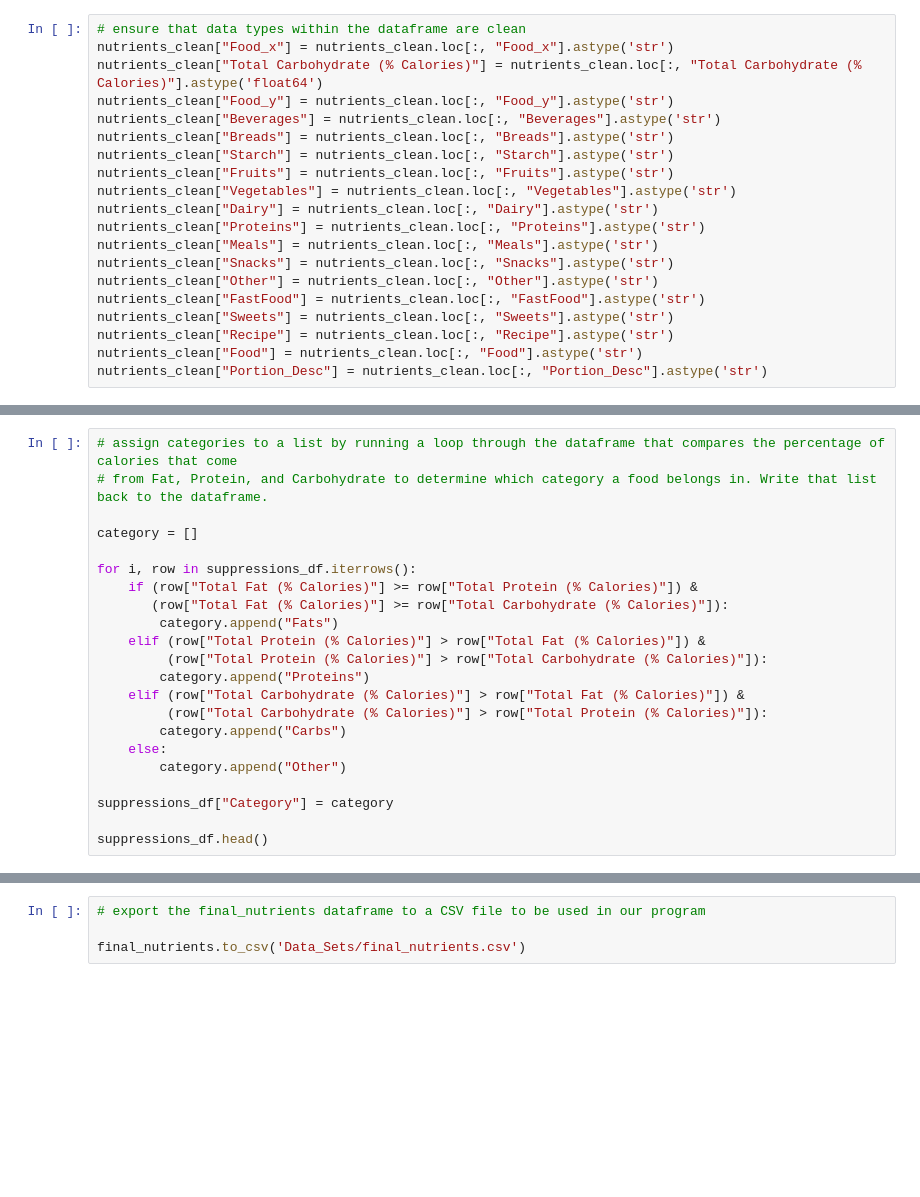
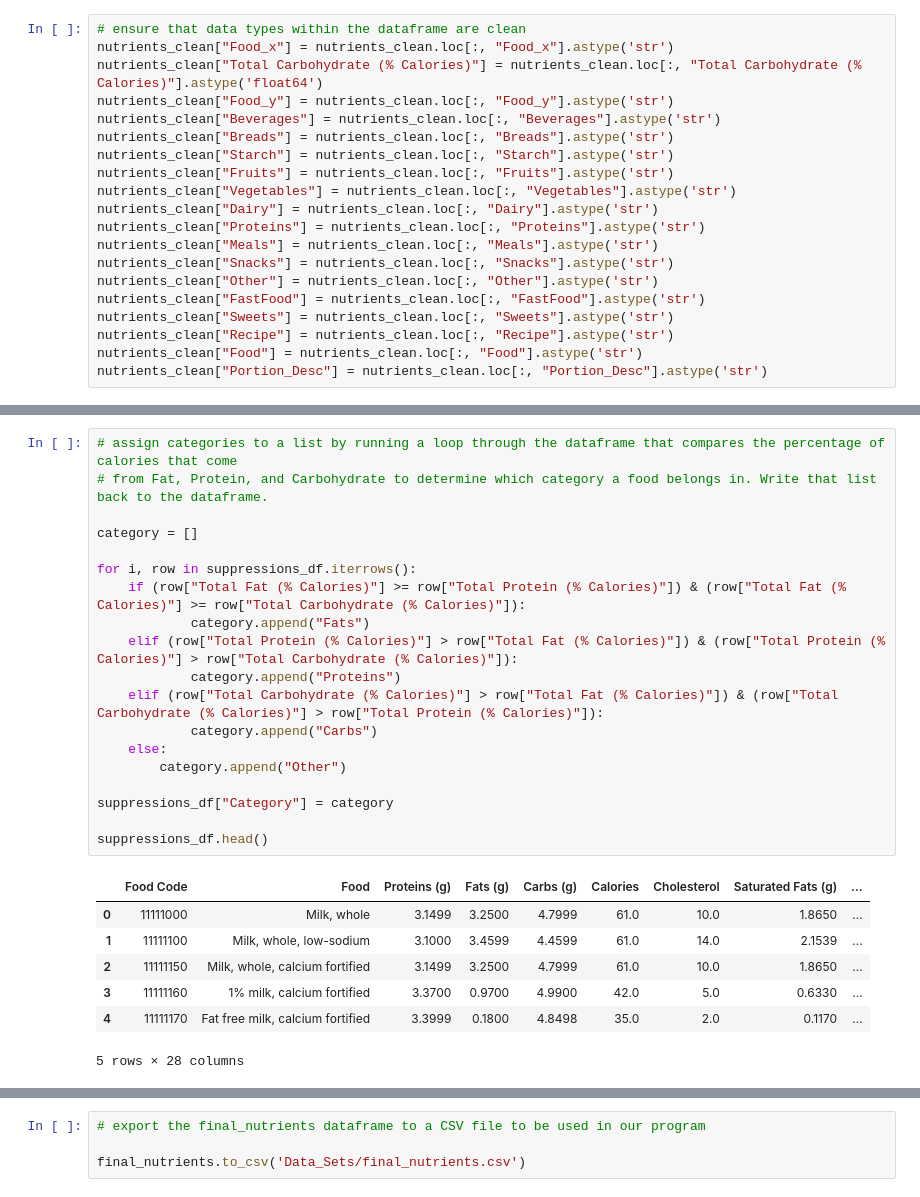
Before and after one commit to seanhoffman76/Project1, a Jupyter notebook: Project1_main.ipynb, the cells around one changed output, grey strips where cells are left out. Cells and saved outputs as stored; diff of their text form; blank space fills up the shorter version.

```diff
--- a/Project1_main.ipynb
+++ b/Project1_main.ipynb
@@ -190,25 +359,30 @@ suppressions_df
 # %%
 # assign categories to a list by running a loop through the dataframe that compares the percentage of calories that come
 # from Fat, Protein, and Carbohydrate to determine which category a food belongs in. Write that list back to the dataframe.
 
 category = []
 
 for i, row in suppressions_df.iterrows():
-    if (row["Total Fat (% Calories)"] >= row["Total Protein (% Calories)"]) &
-       (row["Total Fat (% Calories)"] >= row["Total Carbohydrate (% Calories)"]):
-        category.append("Fats")
-    elif (row["Total Protein (% Calories)"] > row["Total Fat (% Calories)"]) &
-         (row["Total Protein (% Calories)"] > row["Total Carbohydrate (% Calories)"]):
-        category.append("Proteins")
-    elif (row["Total Carbohydrate (% Calories)"] > row["Total Fat (% Calories)"]) &
-         (row["Total Carbohydrate (% Calories)"] > row["Total Protein (% Calories)"]):
-        category.append("Carbs")
+    if (row["Total Fat (% Calories)"] >= row["Total Protein (% Calories)"]) & (row["Total Fat (% Calories)"] >= row["Total Carbohydrate (% Calories)"]):
+            category.append("Fats")
+    elif (row["Total Protein (% Calories)"] > row["Total Fat (% Calories)"]) & (row["Total Protein (% Calories)"] > row["Total Carbohydrate (% Calories)"]):
+            category.append("Proteins")
+    elif (row["Total Carbohydrate (% Calories)"] > row["Total Fat (% Calories)"]) & (row["Total Carbohydrate (% Calories)"] > row["Total Protein (% Calories)"]):
+            category.append("Carbs")
     else:
         category.append("Other")
 
 suppressions_df["Category"] = category
 
 suppressions_df.head()
+# %% [output]
+|  | Food Code | Food | Proteins (g) | Fats (g) | Carbs (g) | Calories | Cholesterol | Saturated Fats (g) | ... |
+| 0 | 11111000 | Milk, whole | 3.1499 | 3.2500 | 4.7999 | 61.0 | 10.0 | 1.8650 | ... |
+| 1 | 11111100 | Milk, whole, low-sodium | 3.1000 | 3.4599 | 4.4599 | 61.0 | 14.0 | 2.1539 | ... |
+| 2 | 11111150 | Milk, whole, calcium fortified | 3.1499 | 3.2500 | 4.7999 | 61.0 | 10.0 | 1.8650 | ... |
+| 3 | 11111160 | 1% milk, calcium fortified | 3.3700 | 0.9700 | 4.9900 | 42.0 | 5.0 | 0.6330 | ... |
+| 4 | 11111170 | Fat free milk, calcium fortified | 3.3999 | 0.1800 | 4.8498 | 35.0 | 2.0 | 0.1170 | ... |
+5 rows × 28 columns
 # %%
 # pare down the dataframe one final time and prepare for export to CSV.
 final_nutrients = suppressions_df.loc[:,[
```
Also changed, not shown: parts of 29 cells of this notebook, 12 other files.
